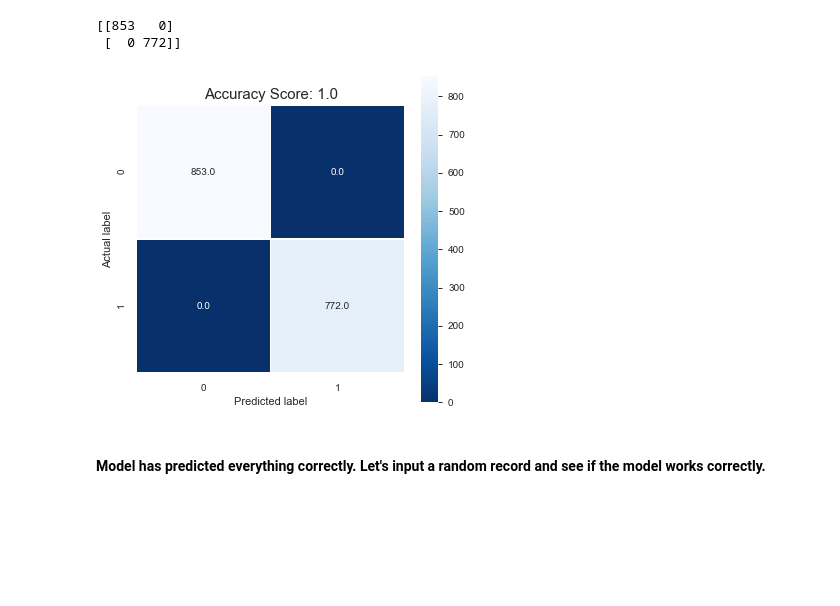
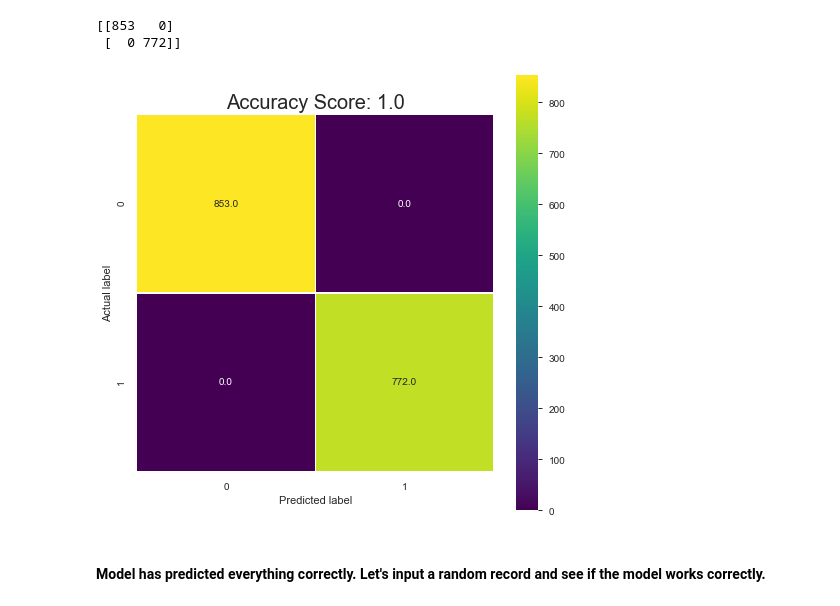
Before and after one commit to nk2001/Mushrooms, a Jupyter notebook: Mushroom Classification.ipynb, the cells around one changed output. Saved outputs shown, nothing was run; the diff lists cells and outputs as text; code cells hidden in the pictures; blank space fills up the shorter version.

```diff
--- a/Mushroom Classification.ipynb
+++ b/Mushroom Classification.ipynb
@@ -397,14 +399,14 @@ print(cm)
 [[853   0]
  [  0 772]]
 # %%
-plt.figure(figsize=(6,6))
-sns.heatmap(cm, annot=True, fmt=".1f", linewidths=.5, square = True, cmap = 'Blues_r');
+plt.figure(figsize=(8,8))
+sns.heatmap(cm, annot=True, fmt=".1f", linewidths=.5, square = True, cmap = 'viridis');
 plt.ylabel('Actual label');
 plt.xlabel('Predicted label');
 all_sample_title = 'Accuracy Score: {0}'.format(score)
-plt.title(all_sample_title, size = 15);
+plt.title(all_sample_title, size = 20);
 # %% [output]
-[figure, old version]
+[figure, new version]
 # %% [markdown]
 #### Model has predicted everything correctly.  Let's input a random record and see if the model works correctly.
 # %%
```
Also changed, not shown: parts of 6 cells of this notebook, 2 other files.
